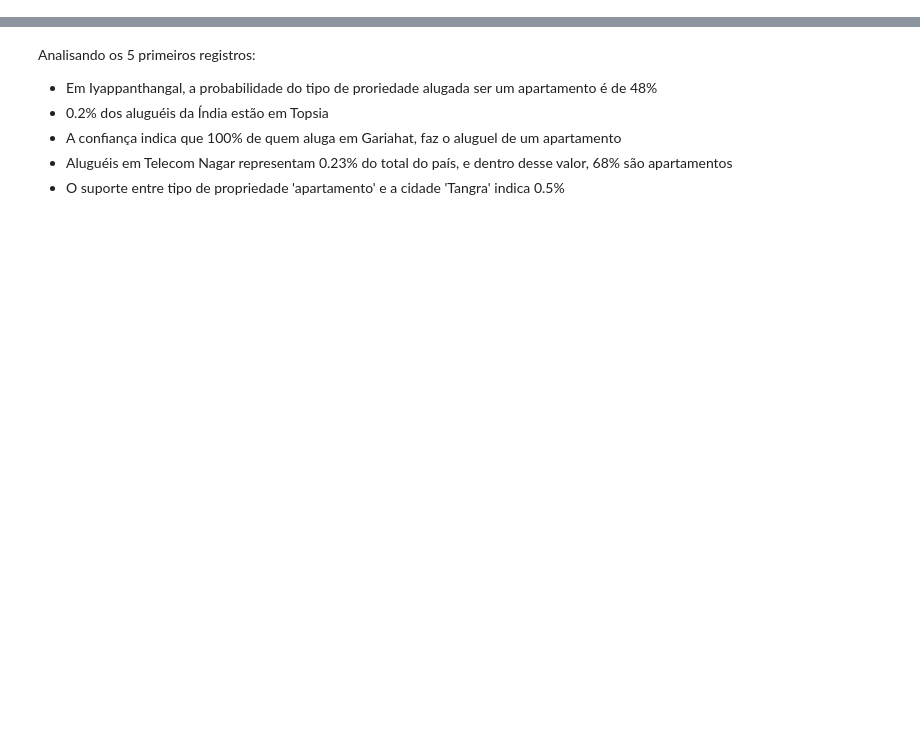
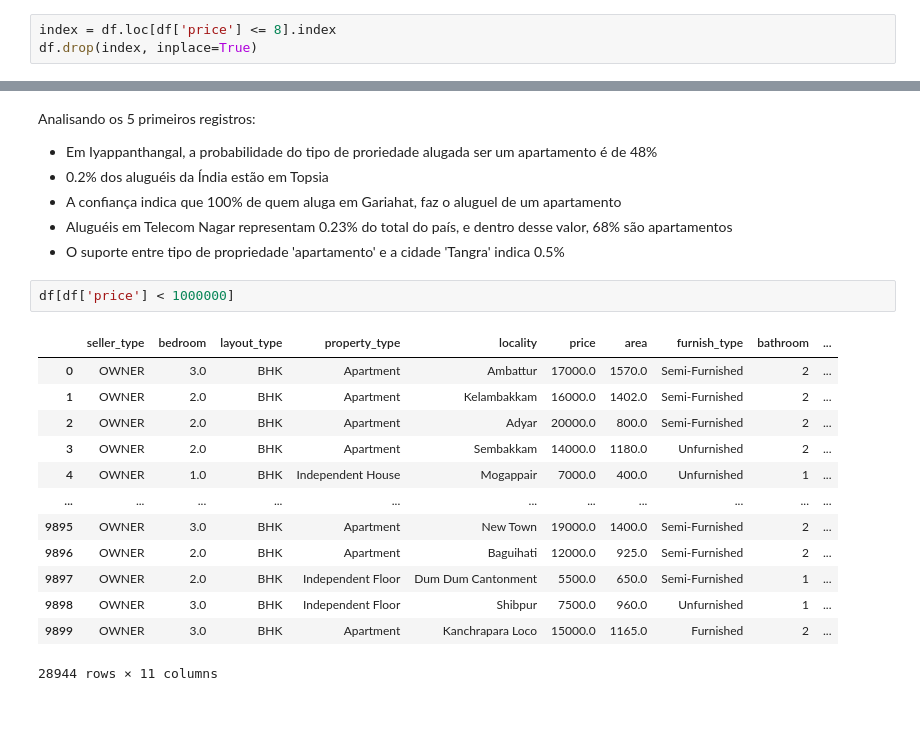
Before and after one commit to Felipanjos/a3_big_data_2022.2-, a Jupyter notebook: notebook.ipynb, the cells around one changed output, grey strips where cells are left out. Saved outputs shown, nothing was run; the diff lists cells and outputs as text; blank space fills up the shorter version.

```diff
--- a/notebook.ipynb
+++ b/notebook.ipynb
@@ -59,6 +59,9 @@ df['bathroom'] = df['bathroom'].str.replace('bathrooms', '')
 # %%
 df['price'] = df['price'].str.replace(',', '')
 df['price'] = df['price'].astype(np.float64)
+# %%
+index = df.loc[df['price'] <= 8].index
+df.drop(index, inplace=True)
 # %% [markdown]
 ## Hipóteses
 # %%
@@ -257,5 +392,21 @@ Analisando os 5 primeiros registros:
 * Aluguéis em Telecom Nagar representam 0.23% do total do país, e dentro desse valor, 68% são apartamentos
 * O suporte entre tipo de propriedade 'apartamento' e a cidade 'Tangra'
 indica 0.5%
+# %%
+df[df['price'] < 1000000]
+# %% [output]
+|  | seller_type | bedroom | layout_type | property_type | locality | price | area | furnish_type | bathroom | ... |
+| 0 | OWNER | 3.0 | BHK | Apartment | Ambattur | 17000.0 | 1570.0 | Semi-Furnished | 2 | ... |
+| 1 | OWNER | 2.0 | BHK | Apartment | Kelambakkam | 16000.0 | 1402.0 | Semi-Furnished | 2 | ... |
+| 2 | OWNER | 2.0 | BHK | Apartment | Adyar | 20000.0 | 800.0 | Semi-Furnished | 2 | ... |
+| 3 | OWNER | 2.0 | BHK | Apartment | Sembakkam | 14000.0 | 1180.0 | Unfurnished | 2 | ... |
+| 4 | OWNER | 1.0 | BHK | Independent House | Mogappair | 7000.0 | 400.0 | Unfurnished | 1 | ... |
+| ... | ... | ... | ... | ... | ... | ... | ... | ... | ... | ... |
+| 9895 | OWNER | 3.0 | BHK | Apartment | New Town | 19000.0 | 1400.0 | Semi-Furnished | 2 | ... |
+| 9896 | OWNER | 2.0 | BHK | Apartment | Baguihati | 12000.0 | 925.0 | Semi-Furnished | 2 | ... |
+| 9897 | OWNER | 2.0 | BHK | Independent Floor | Dum Dum Cantonment | 5500.0 | 650.0 | Semi-Furnished | 1 | ... |
+| 9898 | OWNER | 3.0 | BHK | Independent Floor | Shibpur | 7500.0 | 960.0 | Unfurnished | 1 | ... |
+| 9899 | OWNER | 3.0 | BHK | Apartment | Kanchrapara Loco | 15000.0 | 1165.0 | Furnished | 2 | ... |
+28944 rows × 11 columns
 # %% [markdown]
 ###
```
Also changed, not shown: parts of 20 cells of this notebook.
